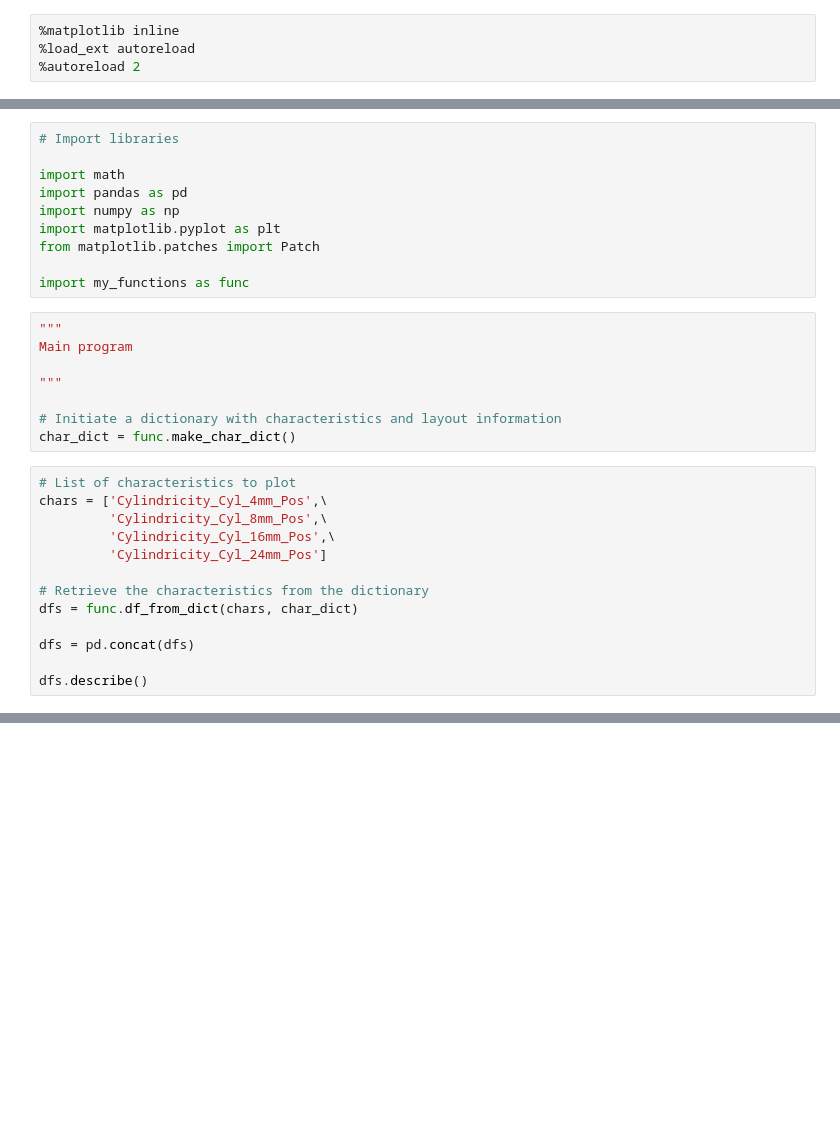
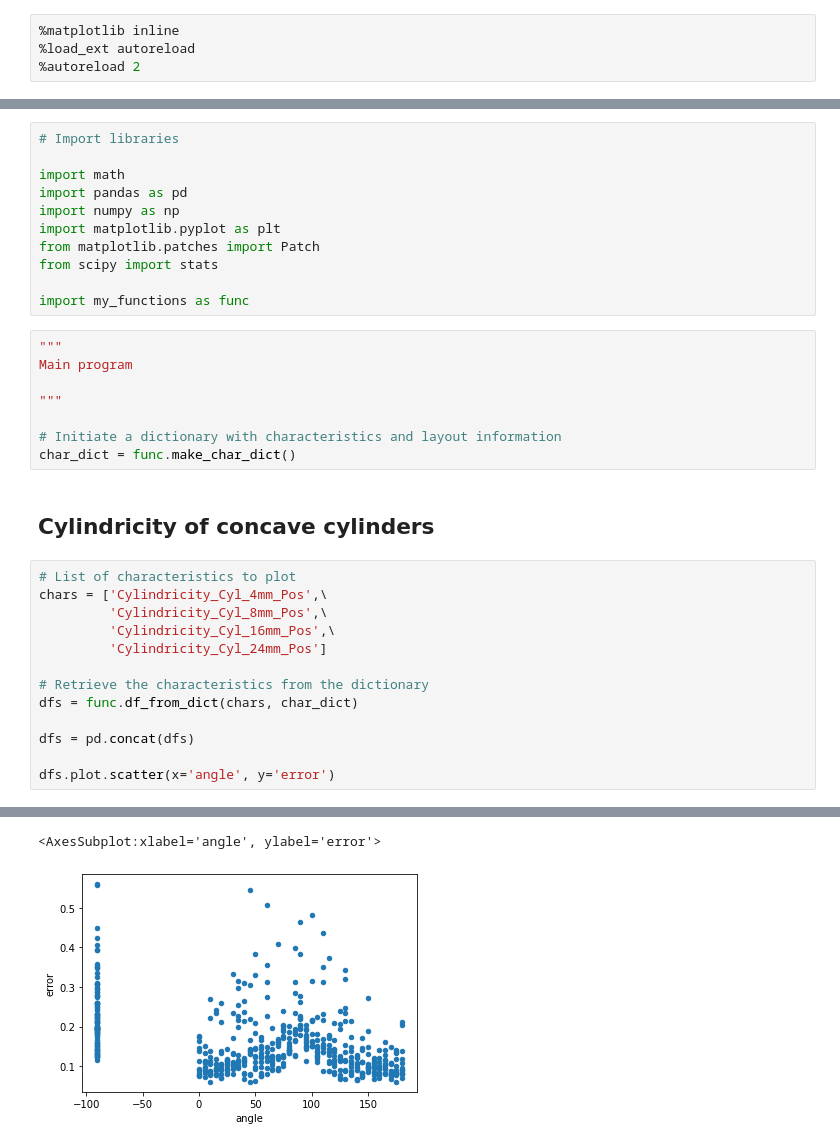
Before and after one commit to TheThorb/Leirmo_Exp1_Publication1, a Jupyter notebook: Mirror and scale angles.ipynb, the cells around one changed output, grey strips where cells are left out. Drawn from its saved outputs; the diff is of its cells as text; blank space fills up the shorter version.

Commit message:
Convex and concave cylinders
Mirrored and scaled convex and concave cylinders. Brief attempt on filtering is also included.

```diff
--- a/Mirror and scale angles.ipynb
+++ b/Mirror and scale angles.ipynb
@@ -17,6 +17,7 @@ import pandas as pd
 import numpy as np
 import matplotlib.pyplot as plt
 from matplotlib.patches import Patch
+from scipy import stats
 
 import my_functions as func
 # %%
@@ -27,6 +28,8 @@ Main program
 
 # Initiate a dictionary with characteristics and layout information
 char_dict = func.make_char_dict()
+# %% [markdown]
+## Cylindricity of concave cylinders
 # %%
 # List of characteristics to plot
 chars = ['Cylindricity_Cyl_4mm_Pos',\
@@ -39,5 +42,5 @@ dfs = func.df_from_dict(chars, char_dict)
 
 dfs = pd.concat(dfs)
 
-dfs.describe()
+dfs.plot.scatter(x='angle', y='error')
 # %% [output]
@@ -52,0 +47,2 @@ dfs.describe()
+<AxesSubplot:xlabel='angle', ylabel='error'>
+[figure, added]
```
Also changed, not shown: parts of 12 cells of this notebook.
